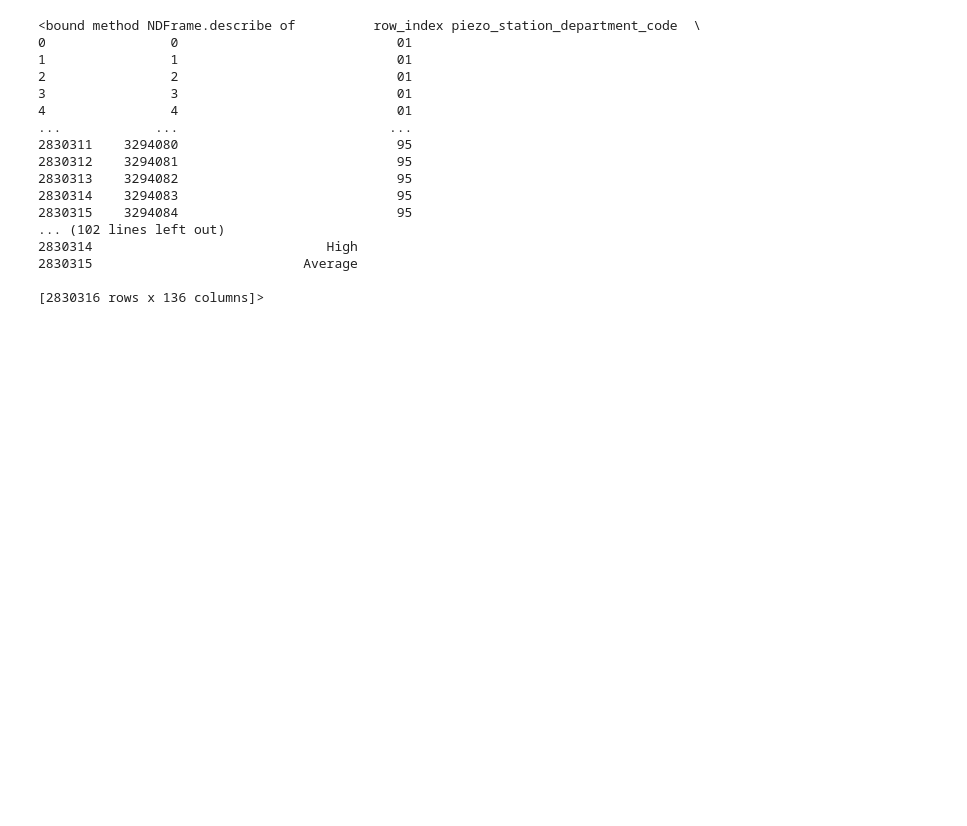
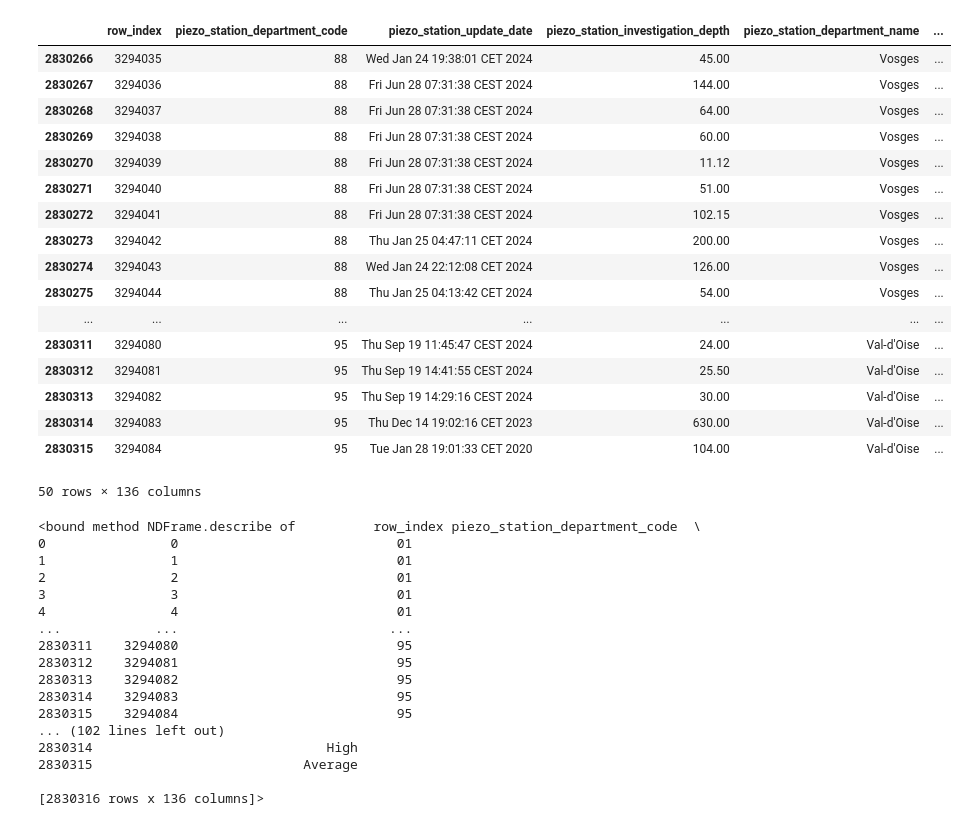
Before and after one commit to LaTurboTeam/HiParis5, a Jupyter notebook: Arold/exploration.ipynb, the cells around one changed output. Drawn from its saved outputs; the diff is of its cells as text; code cells hidden in the pictures; blank space fills up the shorter version.

```diff
--- a/Arold/exploration.ipynb
+++ b/Arold/exploration.ipynb
@@ -12,6 +12,27 @@ FILE_PATH_S3 = BUCKET + "/Hackathon Hiparis/" + FILE_KEY_S3
 
 with fs.open(FILE_PATH_S3, mode="rb") as file_in:
     x_train = pd.read_csv(file_in, sep=",")
+# %%
+x_train.tail(50)
+# %% [output]
+|  | row_index | piezo_station_department_code | piezo_station_update_date | piezo_station_investigation_depth | piezo_station_department_name | ... |
+| 2830266 | 3294035 | 88 | Wed Jan 24 19:38:01 CET 2024 | 45.00 | Vosges | ... |
+| 2830267 | 3294036 | 88 | Fri Jun 28 07:31:38 CEST 2024 | 144.00 | Vosges | ... |
+| 2830268 | 3294037 | 88 | Fri Jun 28 07:31:38 CEST 2024 | 64.00 | Vosges | ... |
+| 2830269 | 3294038 | 88 | Fri Jun 28 07:31:38 CEST 2024 | 60.00 | Vosges | ... |
+| 2830270 | 3294039 | 88 | Fri Jun 28 07:31:38 CEST 2024 | 11.12 | Vosges | ... |
+| 2830271 | 3294040 | 88 | Fri Jun 28 07:31:38 CEST 2024 | 51.00 | Vosges | ... |
+| 2830272 | 3294041 | 88 | Fri Jun 28 07:31:38 CEST 2024 | 102.15 | Vosges | ... |
+| 2830273 | 3294042 | 88 | Thu Jan 25 04:47:11 CET 2024 | 200.00 | Vosges | ... |
+| 2830274 | 3294043 | 88 | Wed Jan 24 22:12:08 CET 2024 | 126.00 | Vosges | ... |
+| 2830275 | 3294044 | 88 | Thu Jan 25 04:13:42 CET 2024 | 54.00 | Vosges | ... |
+| ... | ... | ... | ... | ... | ... | ... |
+| 2830311 | 3294080 | 95 | Thu Sep 19 11:45:47 CEST 2024 | 24.00 | Val-d'Oise | ... |
+| 2830312 | 3294081 | 95 | Thu Sep 19 14:41:55 CEST 2024 | 25.50 | Val-d'Oise | ... |
+| 2830313 | 3294082 | 95 | Thu Sep 19 14:29:16 CEST 2024 | 30.00 | Val-d'Oise | ... |
+| 2830314 | 3294083 | 95 | Thu Dec 14 19:02:16 CET 2023 | 630.00 | Val-d'Oise | ... |
+| 2830315 | 3294084 | 95 | Tue Jan 28 19:01:33 CET 2020 | 104.00 | Val-d'Oise | ... |
+50 rows × 136 columns
 # %%
 x_train.describe
 # %% [output]
```
Also changed, not shown: parts of 21 cells of this notebook.
